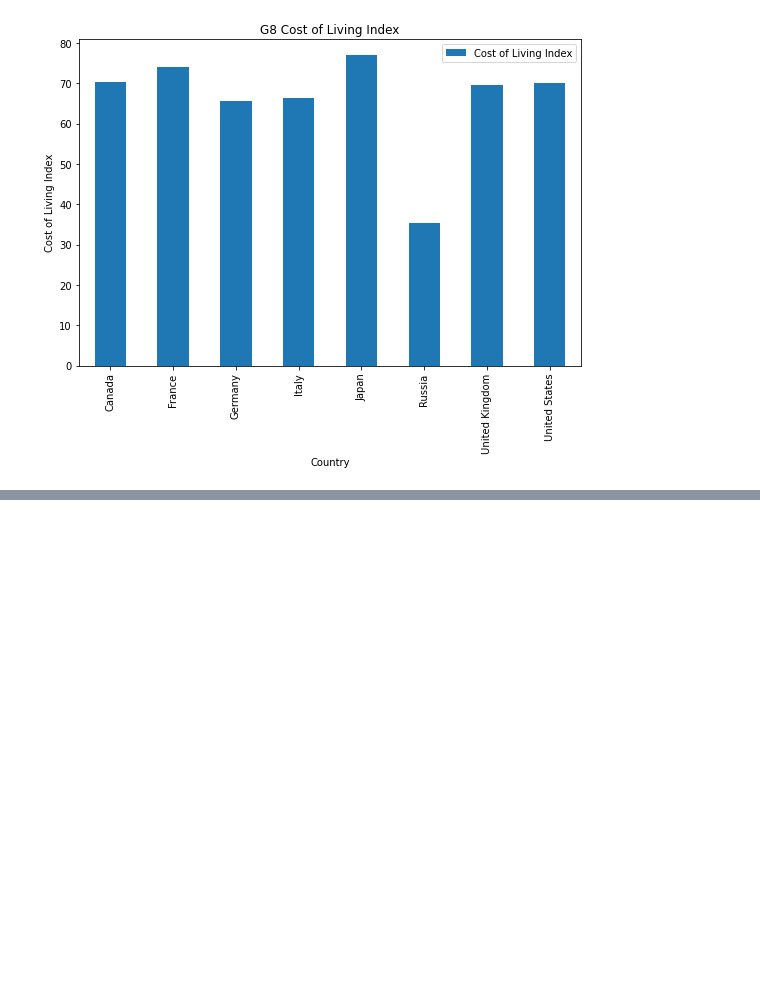
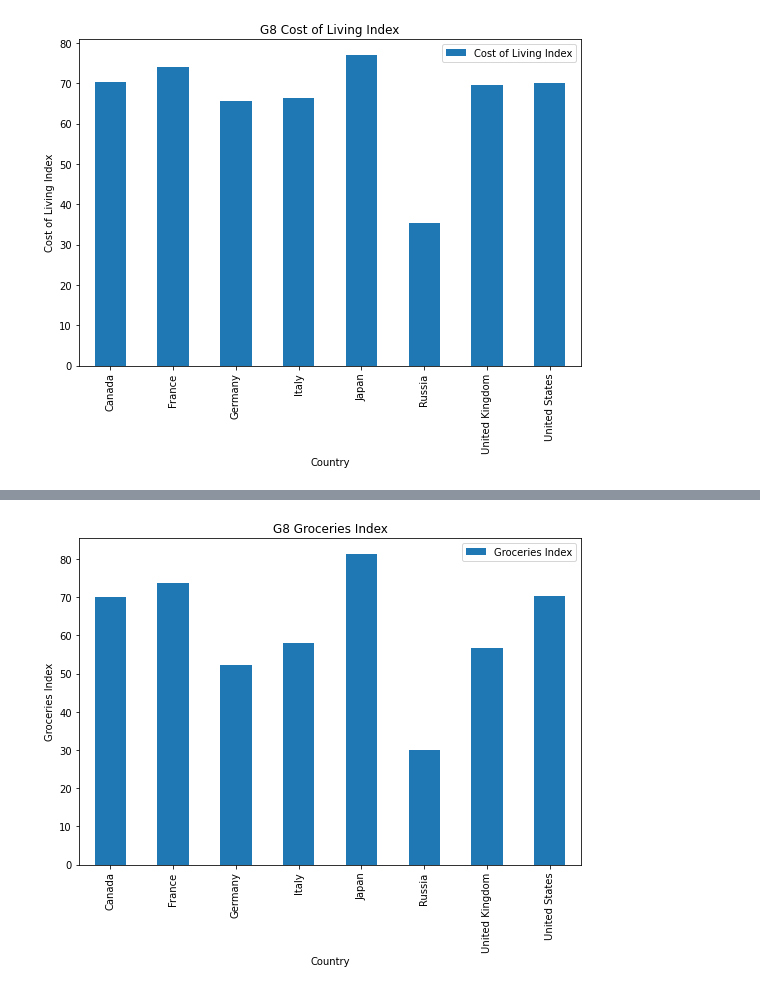
Before and after one commit to SNNandhini/Cost-of-Living-Analysis, a Jupyter notebook: Cost_Of_Living_Data_Frame.ipynb, the cells around one changed output, grey strips where cells are left out. Cells and saved outputs as stored; diff of their text form; code cells hidden in the pictures; blank space fills up the shorter version.

```diff
--- a/Cost_Of_Living_Data_Frame.ipynb
+++ b/Cost_Of_Living_Data_Frame.ipynb
@@ -217,0 +226,8 @@ plt.show()
+# %%
+plot = df_g8.plot.bar(figsize=(9,6), x="Country", y="Groceries Index")
+plt.title("G8 Groceries Index")
+plt.xlabel("Country")
+plt.ylabel("Groceries Index")
+plt.show()
+# %% [output]
+[figure, added]
```
Also changed, not shown: parts of 12 cells of this notebook.
